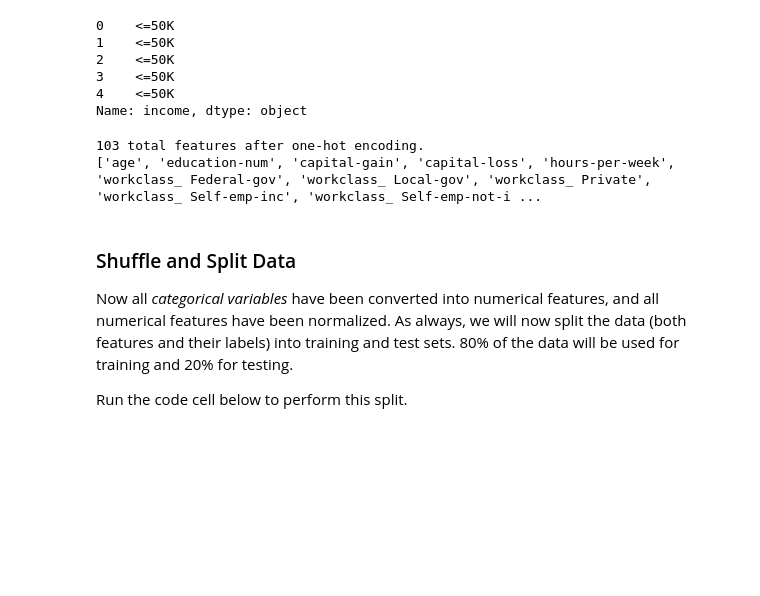
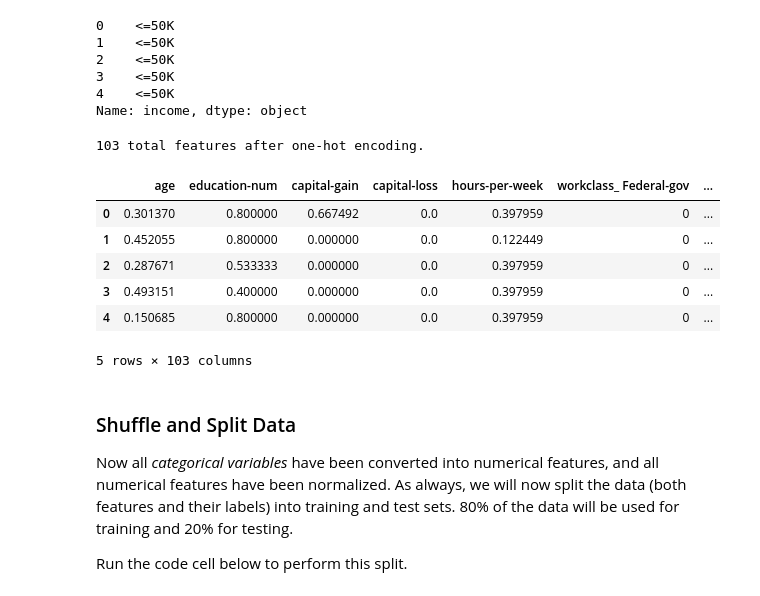
Before and after one commit to AndrzejR/machine-learning, a Jupyter notebook: projects/finding_donors/finding_donors.ipynb, the cells around one changed output. Saved outputs shown, nothing was run; the diff lists cells and outputs as text; code cells hidden in the pictures; blank space fills up the shorter version.

```diff
--- a/projects/finding_donors/finding_donors.ipynb
+++ b/projects/finding_donors/finding_donors.ipynb
@@ -185,19 +185,26 @@ Name: income, dtype: object
 # %%
 # TODO: One-hot encode the 'features_log_minmax_transform' data using pandas.get_dummies()
 features_final = pd.get_dummies(data=features_log_minmax_transform)
 
 # TODO: Encode the 'income_raw' data to numerical values
 income = income_raw.astype('category').cat.codes
 
 # Print the number of features after one-hot encoding
 encoded = list(features_final.columns)
 print("{} total features after one-hot encoding.".format(len(encoded)))
 
 # Uncomment the following line to see the encoded feature names
-print(encoded)
+# print(encoded)
+features_final.head()
 # %% [output]
 103 total features after one-hot encoding.
-['age', 'education-num', 'capital-gain', 'capital-loss', 'hours-per-week', 'workclass_ Federal-gov', 'workclass_ Local-gov', 'workclass_ Private', 'workclass_ Self-emp-inc', 'workclass_ Self-emp-not-i ...
+|  | age | education-num | capital-gain | capital-loss | hours-per-week | workclass_ Federal-gov | ... |
+| 0 | 0.301370 | 0.800000 | 0.667492 | 0.0 | 0.397959 | 0 | ... |
+| 1 | 0.452055 | 0.800000 | 0.000000 | 0.0 | 0.122449 | 0 | ... |
+| 2 | 0.287671 | 0.533333 | 0.000000 | 0.0 | 0.397959 | 0 | ... |
+| 3 | 0.493151 | 0.400000 | 0.000000 | 0.0 | 0.397959 | 0 | ... |
+| 4 | 0.150685 | 0.800000 | 0.000000 | 0.0 | 0.397959 | 0 | ... |
+5 rows × 103 columns
 # %% [markdown]
 ### Shuffle and Split Data
 Now all _categorical variables_ have been converted into numerical features, and all numerical features have been normalized. As always, we will now split the data (both features and their labels) into training and test sets. 80% of the data will be used for training and 20% for testing.
```
Also changed, not shown: parts of 3 cells of this notebook.
